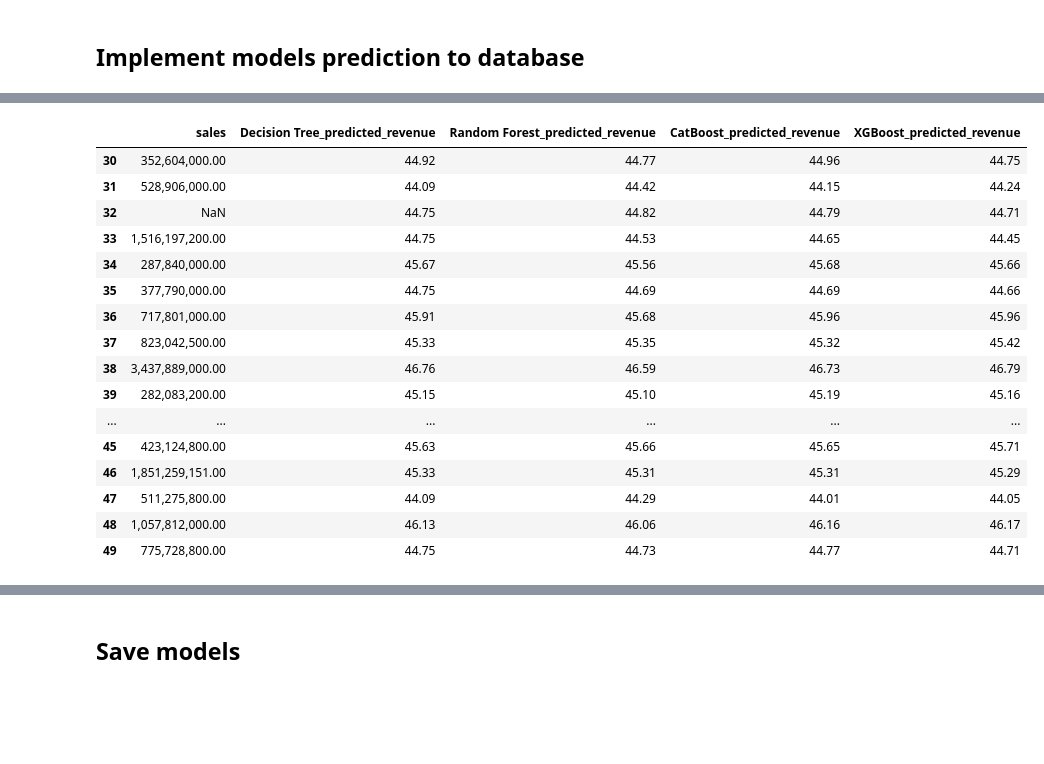
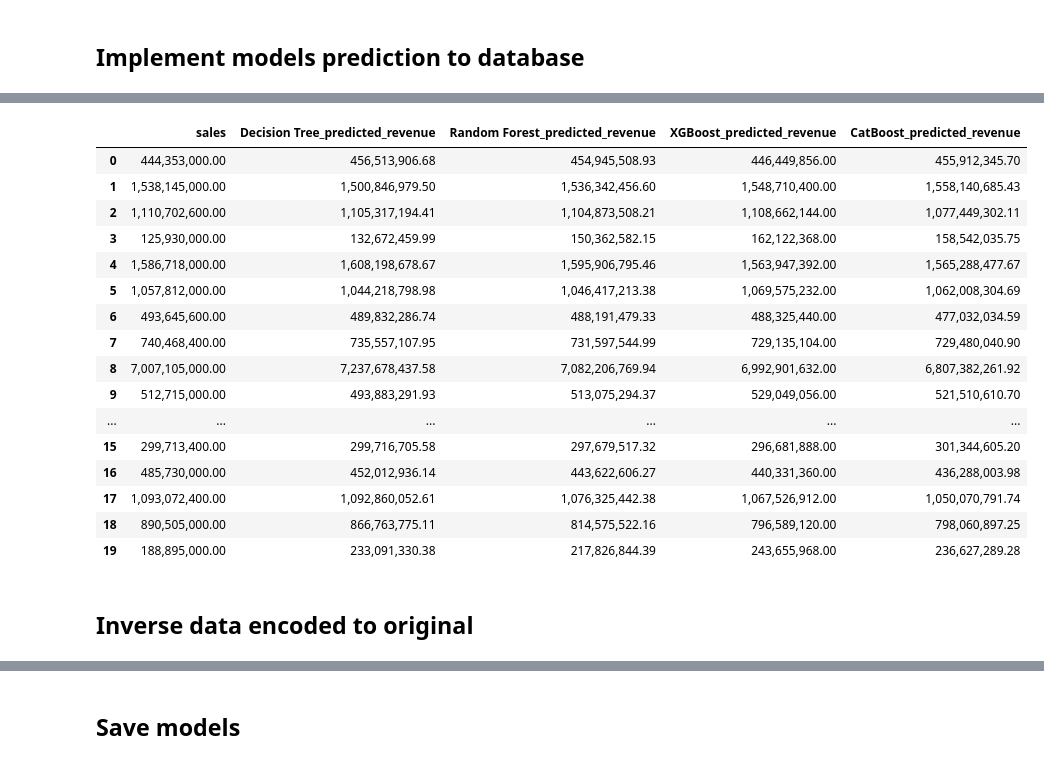
Before and after one commit to Mipjeiger/Car-sales-analytics-engineering, a Jupyter notebook: development/data_science/02_revenue_prediction.ipynb, the cells around one changed output, grey strips where cells are left out. Drawn from its saved outputs; the diff is of its cells as text; code cells hidden in the pictures; blank space fills up the shorter version.

```diff
--- a/development/data_science/02_revenue_prediction.ipynb
+++ b/development/data_science/02_revenue_prediction.ipynb
@@ -167,7 +197,8 @@ df_ml.head()
 # %% [markdown]
 ## Normalize data skewed
 # %%
-skewed_features = ["revenue", "avg_price", "lag_1", "lag_7", "lag_30", "rolling_mean_7", "rolling_std_7", "rolling_max_7"]
+skewed_features = ["sales", "lag_1", "lag_7", "lag_30", "rolling_mean_7", "rolling_std_7", "rolling_max_7", "cost", "total_cost",
+                   "profit", "price", "income_customer", "gross_sales", "discount_amount"]
 for feature in skewed_features:
     df_ml[feature] = np.log1p(df_ml[feature])
 df_ml.head(2)
@@ -179,9 +210,9 @@ df_ml.head(2)
 ## Split data into X and y
 # %%
 from sklearn.model_selection import train_test_split
-X = df_ml[["year", "month", "day_of_week", "quarter", "week_of_year", "season", "lag_1", "lag_7", "lag_30",
-    "rolling_mean_7", "rolling_std_7", "rolling_max_7", "quantity"]]
-y = df_ml["revenue"]
+X = df_ml[["day_of_week", "week_of_year", "season", "cost", "gross_sales", "profit",
+    "rolling_mean_7", "rolling_std_7", "rolling_max_7", "quantity", "model", "price_band"]]
+y = df_ml["sales"]
 
 X_train, X_test, y_train, y_test = train_test_split(X, y, test_size=0.2, random_state=42)
 print(f"X_train shape: {X_train.shape}, y_train shape: {y_train.shape}")
@@ -353,10 +372,0 @@ Mean Absolute Error (MAE): 0.139
-# %%
-importance = (
-    pd.DataFrame({
-        "Feature": X_train.columns,
-        "Importance": trained_models["Random Forest"].feature_importances_
-    })
-    .sort_values("Importance", ascending=False)
-)
-
-print(importance)
@@ -463,14 +484,7 @@ df_sales_prediction
-# %%
-# Retrieve sales actual data from original df to compare with predicted revenue
-df_sales_prediction = df_sales_prediction.merge(
-    df[['date', 'sales']].drop_duplicates(),
-    left_index=True,
-    right_index=True,
-    how='left'
-)
 # %%
 # Model performance summary
 df_model_summary = pd.DataFrame(model_summary).sort_values(by="R2", ascending=False).reset_index(drop=True)
+
 print("\nModel Performance Summary:")
 print(df_model_summary)
 
@@ -479,14 +493,11 @@ prediction_columns = [
     "sales",
     "Decision Tree_predicted_revenue",
     "Random Forest_predicted_revenue",
-    "CatBoost_predicted_revenue",
-    "XGBoost_predicted_revenue"
+    "XGBoost_predicted_revenue",
+    "CatBoost_predicted_revenue"
 ]
 
-# Inverse value in prediction_columns to original scale
-
-
-print("\nPrediction Preview")
+print("\nSales Prediction on Dataframe:")
 display(df_sales_prediction[prediction_columns].head(20))
 # %% [output]
 Model Performance Summary:
@@ -500,17 +517,19 @@ Prediction Preview
-|  | sales | Decision Tree_predicted_revenue | Random Forest_predicted_revenue | CatBoost_predicted_revenue | XGBoost_predicted_revenue |
-| 30 | 352,604,000.00 | 44.92 | 44.77 | 44.96 | 44.75 |
-| 31 | 528,906,000.00 | 44.09 | 44.42 | 44.15 | 44.24 |
-| 32 | NaN | 44.75 | 44.82 | 44.79 | 44.71 |
-| 33 | 1,516,197,200.00 | 44.75 | 44.53 | 44.65 | 44.45 |
-| 34 | 287,840,000.00 | 45.67 | 45.56 | 45.68 | 45.66 |
-| 35 | 377,790,000.00 | 44.75 | 44.69 | 44.69 | 44.66 |
-| 36 | 717,801,000.00 | 45.91 | 45.68 | 45.96 | 45.96 |
-| 37 | 823,042,500.00 | 45.33 | 45.35 | 45.32 | 45.42 |
-| 38 | 3,437,889,000.00 | 46.76 | 46.59 | 46.73 | 46.79 |
-| 39 | 282,083,200.00 | 45.15 | 45.10 | 45.19 | 45.16 |
+|  | sales | Decision Tree_predicted_revenue | Random Forest_predicted_revenue | XGBoost_predicted_revenue | CatBoost_predicted_revenue |
+| 0 | 444,353,000.00 | 456,513,906.68 | 454,945,508.93 | 446,449,856.00 | 455,912,345.70 |
+| 1 | 1,538,145,000.00 | 1,500,846,979.50 | 1,536,342,456.60 | 1,548,710,400.00 | 1,558,140,685.43 |
+| 2 | 1,110,702,600.00 | 1,105,317,194.41 | 1,104,873,508.21 | 1,108,662,144.00 | 1,077,449,302.11 |
+| 3 | 125,930,000.00 | 132,672,459.99 | 150,362,582.15 | 162,122,368.00 | 158,542,035.75 |
+| 4 | 1,586,718,000.00 | 1,608,198,678.67 | 1,595,906,795.46 | 1,563,947,392.00 | 1,565,288,477.67 |
+| 5 | 1,057,812,000.00 | 1,044,218,798.98 | 1,046,417,213.38 | 1,069,575,232.00 | 1,062,008,304.69 |
+| 6 | 493,645,600.00 | 489,832,286.74 | 488,191,479.33 | 488,325,440.00 | 477,032,034.59 |
+| 7 | 740,468,400.00 | 735,557,107.95 | 731,597,544.99 | 729,135,104.00 | 729,480,040.90 |
+| 8 | 7,007,105,000.00 | 7,237,678,437.58 | 7,082,206,769.94 | 6,992,901,632.00 | 6,807,382,261.92 |
+| 9 | 512,715,000.00 | 493,883,291.93 | 513,075,294.37 | 529,049,056.00 | 521,510,610.70 |
 | ... | ... | ... | ... | ... | ... |
-| 45 | 423,124,800.00 | 45.63 | 45.66 | 45.65 | 45.71 |
-| 46 | 1,851,259,151.00 | 45.33 | 45.31 | 45.31 | 45.29 |
-| 47 | 511,275,800.00 | 44.09 | 44.29 | 44.01 | 44.05 |
-| 48 | 1,057,812,000.00 | 46.13 | 46.06 | 46.16 | 46.17 |
-| 49 | 775,728,800.00 | 44.75 | 44.73 | 44.77 | 44.71 |
+| 15 | 299,713,400.00 | 299,716,705.58 | 297,679,517.32 | 296,681,888.00 | 301,344,605.20 |
+| 16 | 485,730,000.00 | 452,012,936.14 | 443,622,606.27 | 440,331,360.00 | 436,288,003.98 |
+| 17 | 1,093,072,400.00 | 1,092,860,052.61 | 1,076,325,442.38 | 1,067,526,912.00 | 1,050,070,791.74 |
+| 18 | 890,505,000.00 | 866,763,775.11 | 814,575,522.16 | 796,589,120.00 | 798,060,897.25 |
+| 19 | 188,895,000.00 | 233,091,330.38 | 217,826,844.39 | 243,655,968.00 | 236,627,289.28 |
+# %% [markdown]
+## Inverse data encoded to original
```
Also changed, not shown: parts of 40 cells of this notebook, 3 other files.
